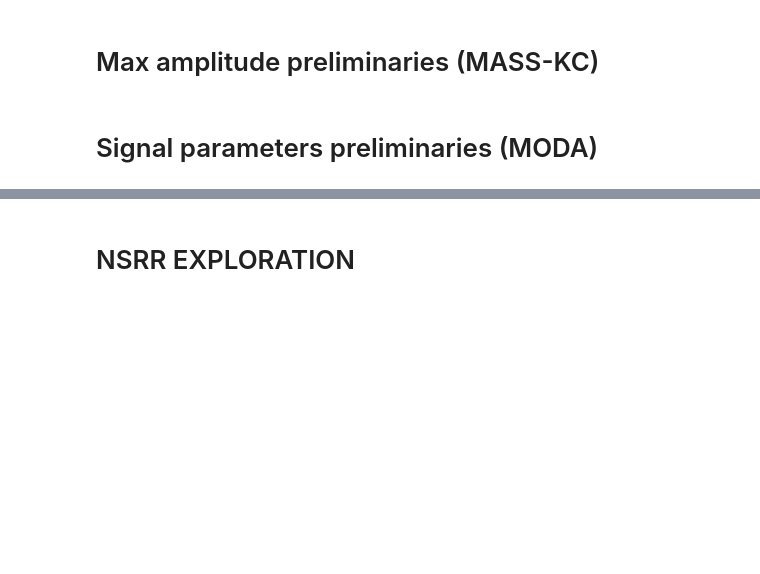
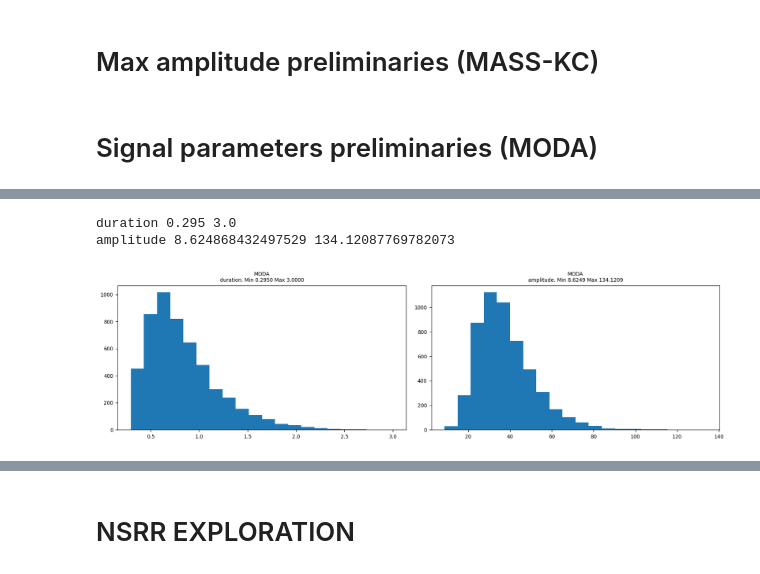
Before and after one commit to nicolasigor/sleep-rnn, a Jupyter notebook: figs_thesis/2021_eda_nsrr_page_exclusion.ipynb, the cells around one changed output, grey strips where cells are left out. Drawn from its saved outputs; the diff is of its cells as text; code cells hidden in the pictures; blank space fills up the shorter version.

```diff
--- a/figs_thesis/2021_eda_nsrr_page_exclusion.ipynb
+++ b/figs_thesis/2021_eda_nsrr_page_exclusion.ipynb
@@ -120,3 +120,38 @@ for i_k, key in enumerate(moda_page_stats.keys()):
     ax.tick_params(labelsize=8)
 plt.tight_layout()
 plt.show()
+# %%
+moda = load_dataset('moda_ss')
+signals = moda.get_signals(normalize_clip=False)
+marks = moda.get_stamps(pages_subset='n2')
+
+moda_page_stats = {
+    'duration': [],
+    'amplitude': [],
+}
+
+to_visualize = []
+
+for sub_signal, sub_marks in tqdm(zip(signals, marks)):
+
+    durations = (sub_marks[:, 1] - sub_marks[:, 0]) / moda.fs
+
+    filt_signal = param_filtering_fn(sub_signal, moda.fs, constants.SPINDLE)
+    signal_events = [filt_signal[e[0]:e[1]+1] for e in sub_marks]
+    amplitudes = np.array([param_amplitude_fn(s, moda.fs, constants.SPINDLE) for s in signal_events])
+    n_marks = durations.size
+    for i in range(n_marks):
+        if amplitudes[i] > 100:
+            # visualize it, with 1 second context
+            e = sub_marks[i]
+            e[0] -= moda.fs
+            e[1] += moda.fs
+            segment_signal = sub_signal[e[0]:e[1]+1]
+            to_visualize.append(segment_signal)
+
+    moda_page_stats['duration'].append(durations)
+    moda_page_stats['amplitude'].append(amplitudes)
+
+for key in moda_page_stats.keys():
+    moda_page_stats[key] = np.concatenate(moda_page_stats[key])
+    print(key, moda_page_stats[key].shape)
@@ -122,0 +165,14 @@ plt.show()
+# %%
+fig, axes = plt.subplots(1, 2, figsize=(14, 4), dpi=120)
+for i_k, key in enumerate(moda_page_stats.keys()):
+    ax = axes[i_k]
+    ax.hist(moda_page_stats[key], bins=20)
+    ax.set_title('MODA\n%s. Min %1.4f Max %1.4f' % (key, moda_page_stats[key].min(), moda_page_stats[key].max()), fontsize=8)
+    print(key, moda_page_stats[key].min(), moda_page_stats[key].max())
+    ax.tick_params(labelsize=8)
+plt.tight_layout()
+plt.show()
+# %% [output]
+duration 0.295 3.0
+amplitude 8.624868432497529 134.12087769782073
+[figure, added]
```
Also changed, not shown: parts of 8 cells of this notebook.
